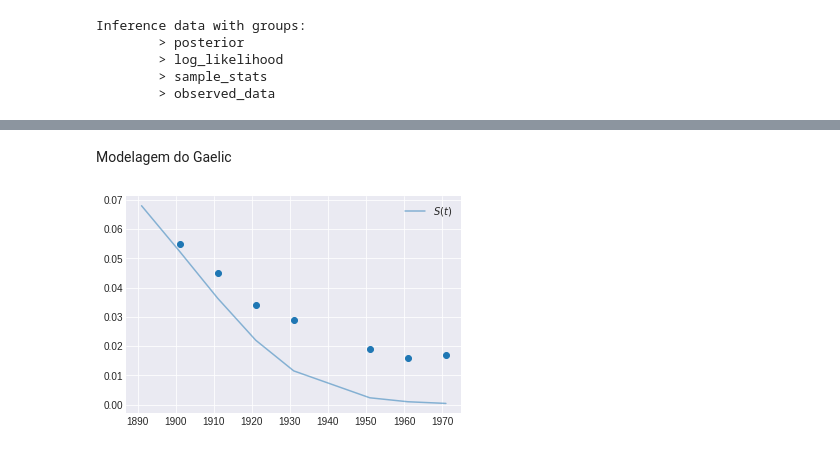
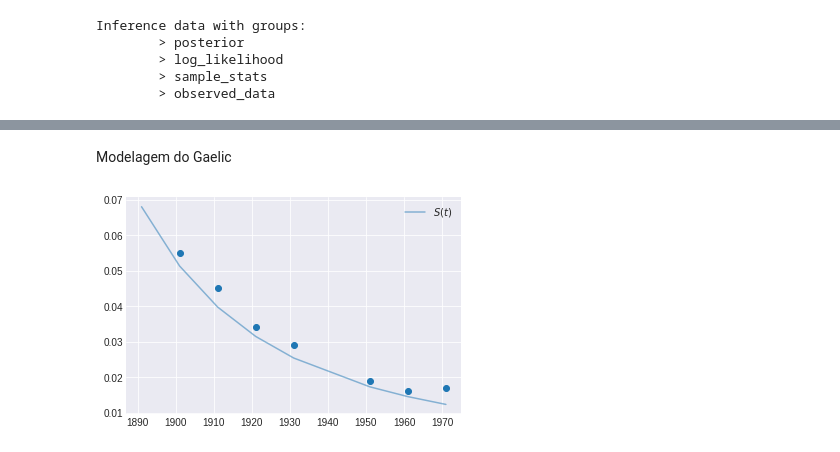
Before and after one commit to wellington36/Modelling-the-dynamics-of-language-death, a Jupyter notebook: Implementações/implementacao_gaelic.ipynb, the cells around one changed output, grey strips where cells are left out. Cells and saved outputs as stored; diff of their text form; code cells hidden in the pictures.

Commit message:
New model (all)

```diff
--- a/Implementações/implementacao_gaelic.ipynb
+++ b/Implementações/implementacao_gaelic.ipynb
@@ -207,10 +169,10 @@ az.plot_posterior(data, round_to=2, hdi_prob=0.95);
-# %% [markdown]
-Modelagem do Gaelic
+# %% [markdown]
+Modelagem do Gaelic
 # %%
-y = odeint(SIR, y0=[0.068], t=times, args=((-0.9, 0.9, 20),), rtol=1e-8) # argumentos chutados
+y = odeint(SIR, y0=[0.068], t=times, args=((-0.11, 0.96, 1.5),), rtol=1e-8) # argumentos chutados
 
 plt.plot(times[1::], yobs, marker='o', linestyle='none')
 plt.plot(times, y[:], color='C0', alpha=0.5, label=f'$S(t)$')
 plt.legend();
 # %% [output]
-[figure, old version]
+[figure, new version]
```
Also changed, not shown: parts of 16 cells of this notebook, 2 other files.
